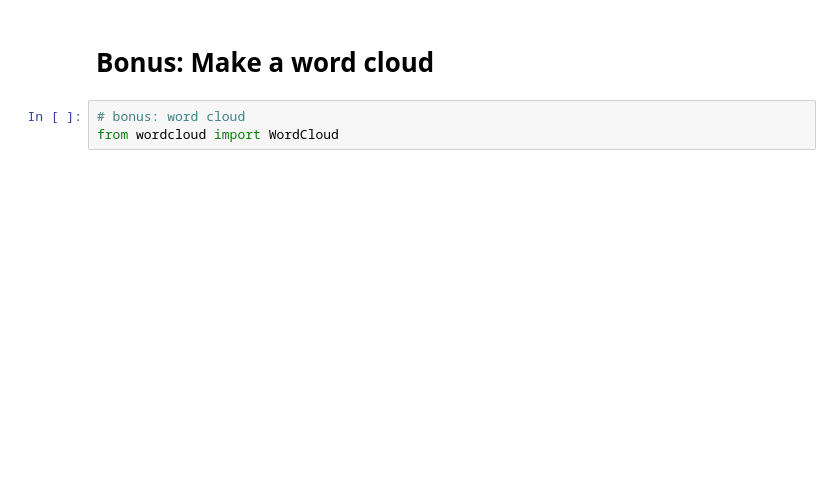
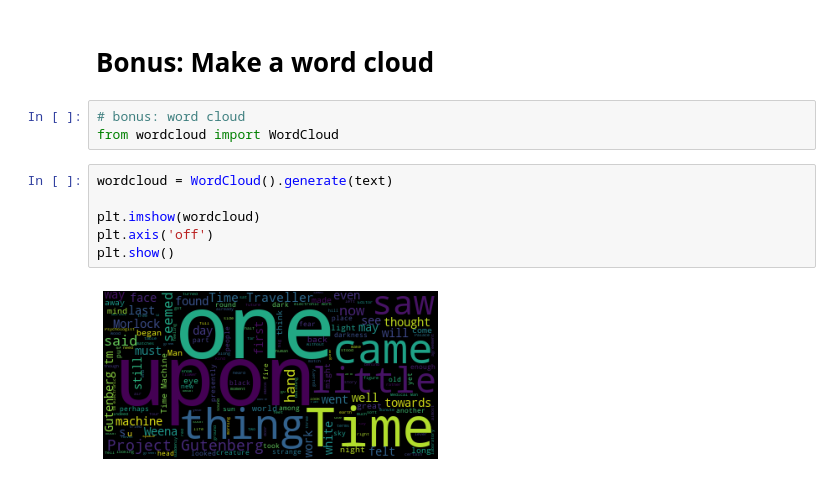
Before and after one commit to danieljwilson/Udemy-MasterPython, a Jupyter notebook: 03_entropyEnglish/MasPy_EntropyEnglish_helper.ipynb, the cells around one changed output. Saved outputs shown, nothing was run; the diff lists cells and outputs as text; blank space fills up the shorter version.

```diff
--- a/03_entropyEnglish/MasPy_EntropyEnglish_helper.ipynb
+++ b/03_entropyEnglish/MasPy_EntropyEnglish_helper.ipynb
@@ -300,3 +281,11 @@ plt.show()
 # %%
 # bonus: word cloud
 from wordcloud import WordCloud
+# %%
+wordcloud = WordCloud().generate(text)
+
+plt.imshow(wordcloud)
+plt.axis('off')
+plt.show()
+# %% [output]
+[figure, added]
```
Also changed, not shown: parts of 5 cells of this notebook, 1 other file.
